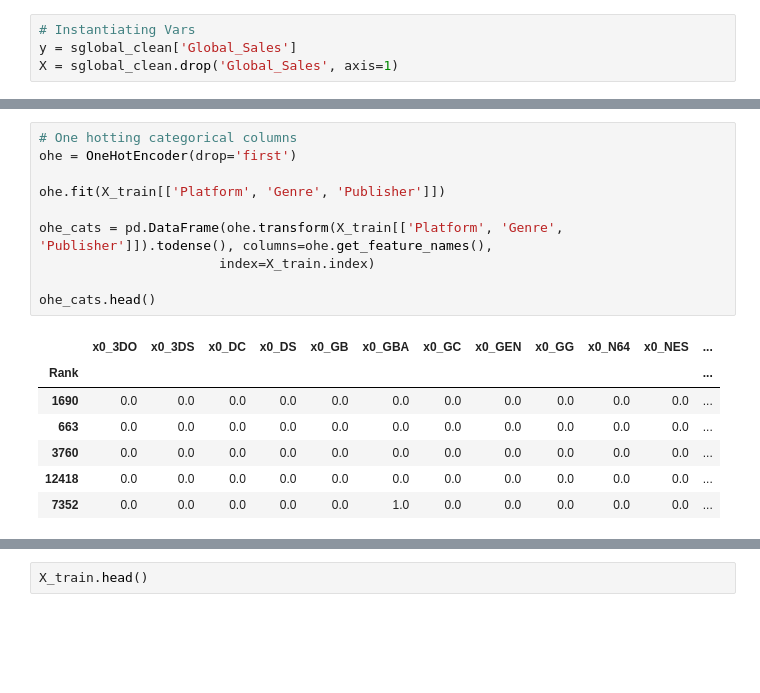
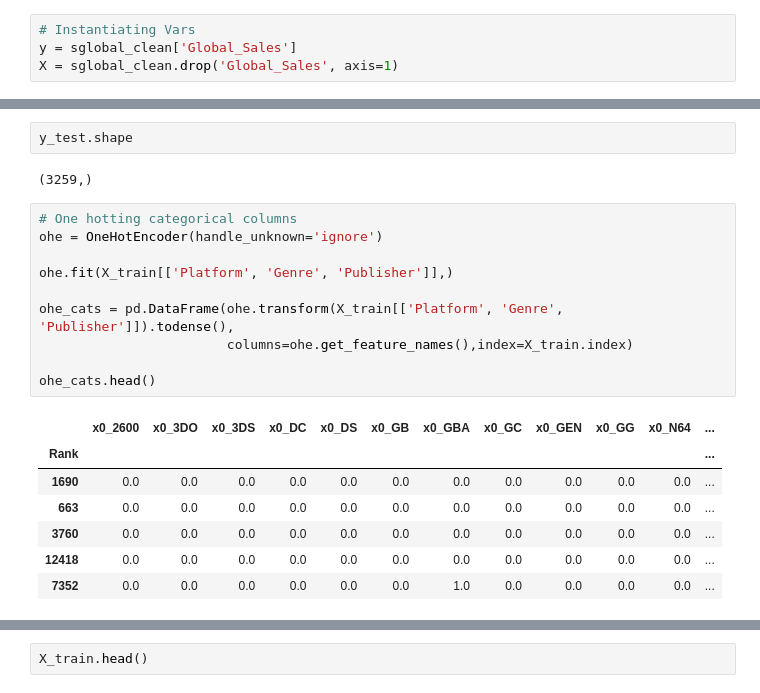
Before and after one commit to RCKettel/CapstoneProject, a Jupyter notebook: Notebooks/VideoGameSales.ipynb, the cells around one changed output, grey strips where cells are left out. Drawn from its saved outputs; the diff is of its cells as text; blank space fills up the shorter version.

```diff
--- a/Notebooks/VideoGameSales.ipynb
+++ b/Notebooks/VideoGameSales.ipynb
@@ -119,18 +137,22 @@ y_train.shape
+# %%
+y_test.shape
+# %% [output]
+(3259,)
 # %%
 # One hotting categorical columns
-ohe = OneHotEncoder(drop='first')
+ohe = OneHotEncoder(handle_unknown='ignore')
 
-ohe.fit(X_train[['Platform', 'Genre', 'Publisher']])
+ohe.fit(X_train[['Platform', 'Genre', 'Publisher']],)
 
-ohe_cats = pd.DataFrame(ohe.transform(X_train[['Platform', 'Genre', 'Publisher']]).todense(), columns=ohe.get_feature_names(),
-                       index=X_train.index)
+ohe_cats = pd.DataFrame(ohe.transform(X_train[['Platform', 'Genre', 'Publisher']]).todense(),
+                        columns=ohe.get_feature_names(),index=X_train.index)
 
 ohe_cats.head()
 # %% [output]
-|  | x0_3DO | x0_3DS | x0_DC | x0_DS | x0_GB | x0_GBA | x0_GC | x0_GEN | x0_GG | x0_N64 | x0_NES | ... |
+|  | x0_2600 | x0_3DO | x0_3DS | x0_DC | x0_DS | x0_GB | x0_GBA | x0_GC | x0_GEN | x0_GG | x0_N64 | ... |
 | Rank |  |  |  |  |  |  |  |  |  |  |  | ... |
 | 1690 | 0.0 | 0.0 | 0.0 | 0.0 | 0.0 | 0.0 | 0.0 | 0.0 | 0.0 | 0.0 | 0.0 | ... |
 | 663 | 0.0 | 0.0 | 0.0 | 0.0 | 0.0 | 0.0 | 0.0 | 0.0 | 0.0 | 0.0 | 0.0 | ... |
 | 3760 | 0.0 | 0.0 | 0.0 | 0.0 | 0.0 | 0.0 | 0.0 | 0.0 | 0.0 | 0.0 | 0.0 | ... |
 | 12418 | 0.0 | 0.0 | 0.0 | 0.0 | 0.0 | 0.0 | 0.0 | 0.0 | 0.0 | 0.0 | 0.0 | ... |
-| 7352 | 0.0 | 0.0 | 0.0 | 0.0 | 0.0 | 1.0 | 0.0 | 0.0 | 0.0 | 0.0 | 0.0 | ... |
+| 7352 | 0.0 | 0.0 | 0.0 | 0.0 | 0.0 | 0.0 | 1.0 | 0.0 | 0.0 | 0.0 | 0.0 | ... |
```
Also changed, not shown: parts of 51 cells of this notebook.
